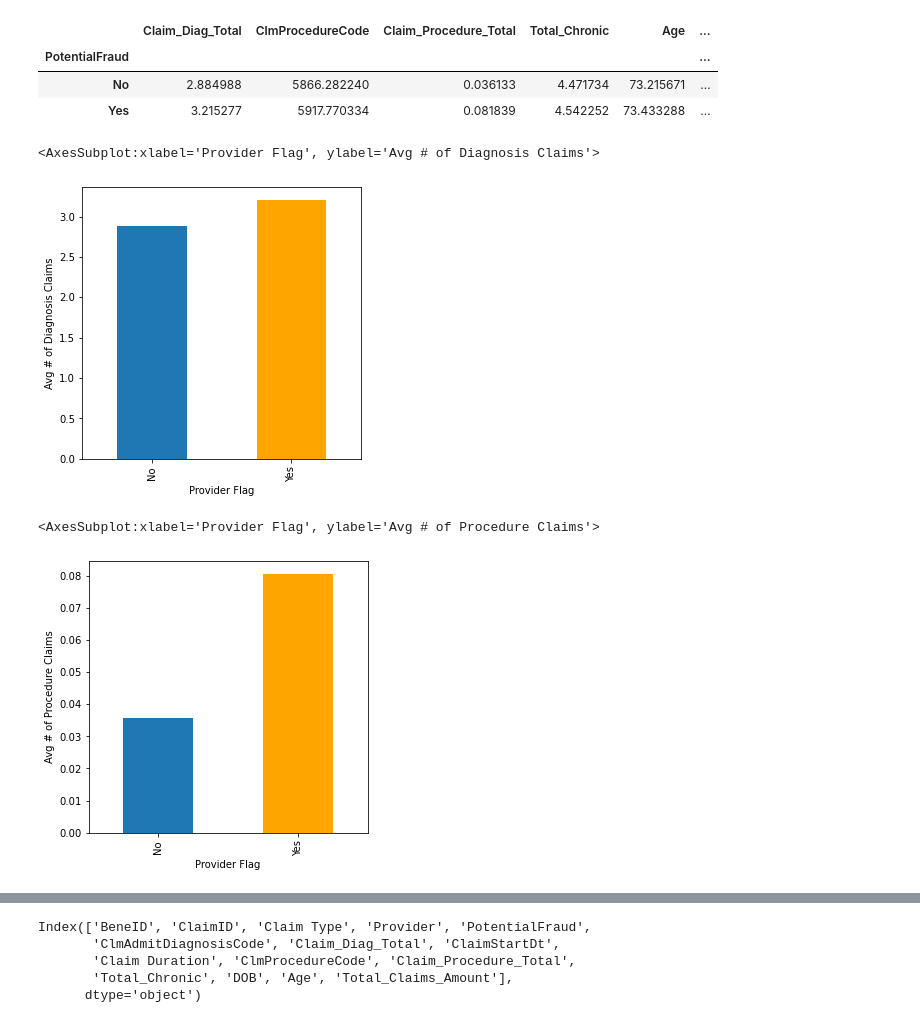
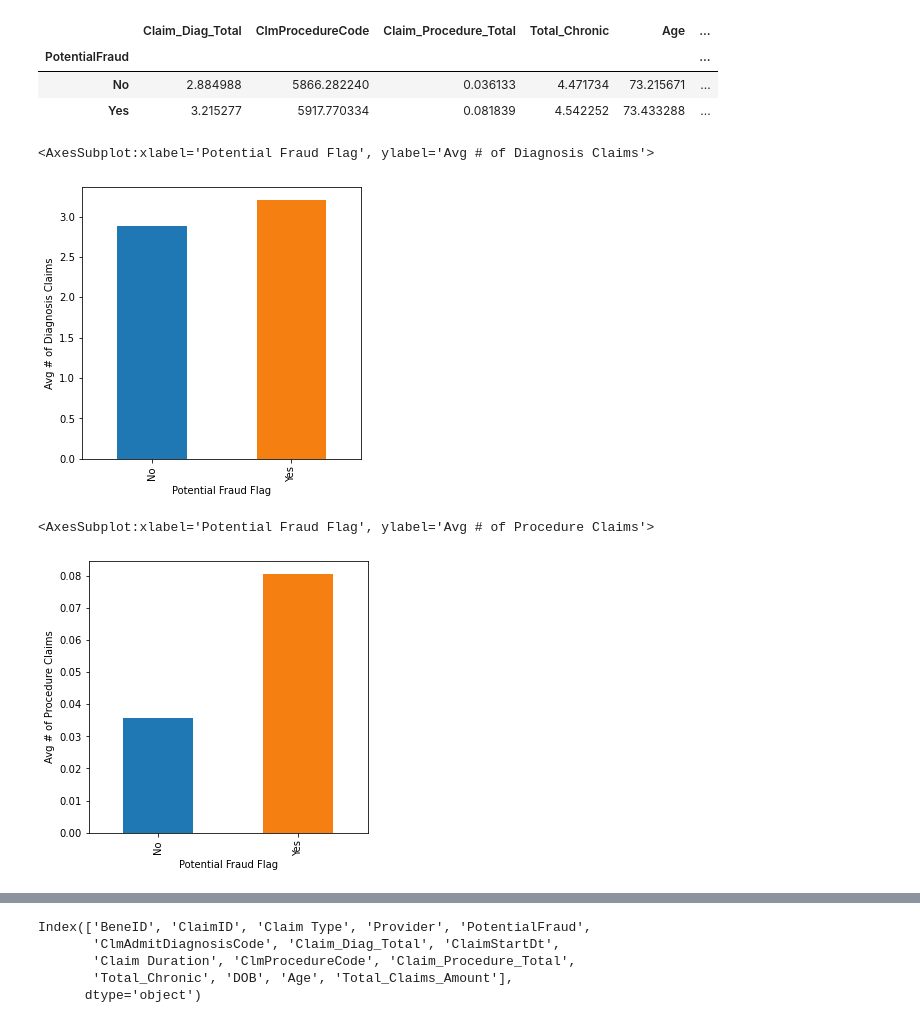
Before and after one commit to hedgekim/Healthcare-Fraud, a Jupyter notebook: Healthcare Fraud.ipynb, the cells around one changed output, grey strips where cells are left out. Cells and saved outputs as stored; diff of their text form; code cells hidden in the pictures.

```diff
--- a/Healthcare Fraud.ipynb
+++ b/Healthcare Fraud.ipynb
@@ -325,0 +326,3 @@ inpatient.groupby('Age')['Days_Admitted'].agg('count').plot.bar()
+# %%
+rcParams['figure.figsize'] = 18, 6
+inpatient.groupby('Age')[['ClaimID']].agg('count').plot.bar(xlabel='Age', ylabel='# of Diagnosis Claims', legend=False, color='purple')
@@ -380,0 +386,3 @@ days_admitted_age
+# %%
+inpatient['Medicare_Age'] = np.where(
+    (inpatient['Age'] > 65), 'Yes', 'No')
@@ -514,15 +544,15 @@ patient.groupby(['PotentialFraud']).mean()
 | Yes | 3.215277 | 5917.770334 | 0.081839 | 4.542252 | 73.433288 | ... |
 # %%
 #Avg Number of Diagnosis Claims
-patient.groupby(['PotentialFraud'])['Claim_Diag_Total'].mean().plot.bar(figsize=(5,5), color=['#1f77b4', 'orange'], xlabel='Provider Flag', ylabel='Avg # of Diagnosis Claims')
+patient.groupby(['PotentialFraud'])['Claim_Diag_Total'].mean().plot.bar(figsize=(5,5), color=['#1f77b4', '#F67F12'], xlabel='Potential Fraud Flag', ylabel='Avg # of Diagnosis Claims')
 # %% [output]
-<AxesSubplot:xlabel='Provider Flag', ylabel='Avg # of Diagnosis Claims'>
+<AxesSubplot:xlabel='Potential Fraud Flag', ylabel='Avg # of Diagnosis Claims'>
-[figure, old version]
+[figure, new version]
 # %%
 #Avg Number of Procedure Claims
-patient.groupby(['PotentialFraud'])['Claim_Procedure_Total'].mean().plot.bar(figsize=(5,5), color=['#1f77b4', 'orange'], xlabel='Provider Flag', ylabel='Avg # of Procedure Claims')
+patient.groupby(['PotentialFraud'])['Claim_Procedure_Total'].mean().plot.bar(figsize=(5,5), color=['#1f77b4', '#F67F12'], xlabel='Potential Fraud Flag', ylabel='Avg # of Procedure Claims')
 # %% [output]
-<AxesSubplot:xlabel='Provider Flag', ylabel='Avg # of Procedure Claims'>
+<AxesSubplot:xlabel='Potential Fraud Flag', ylabel='Avg # of Procedure Claims'>
-[figure, old version]
+[figure, new version]
 # %%
 #Avg Claims Amount
```
Also changed, not shown: parts of 21 cells of this notebook.
